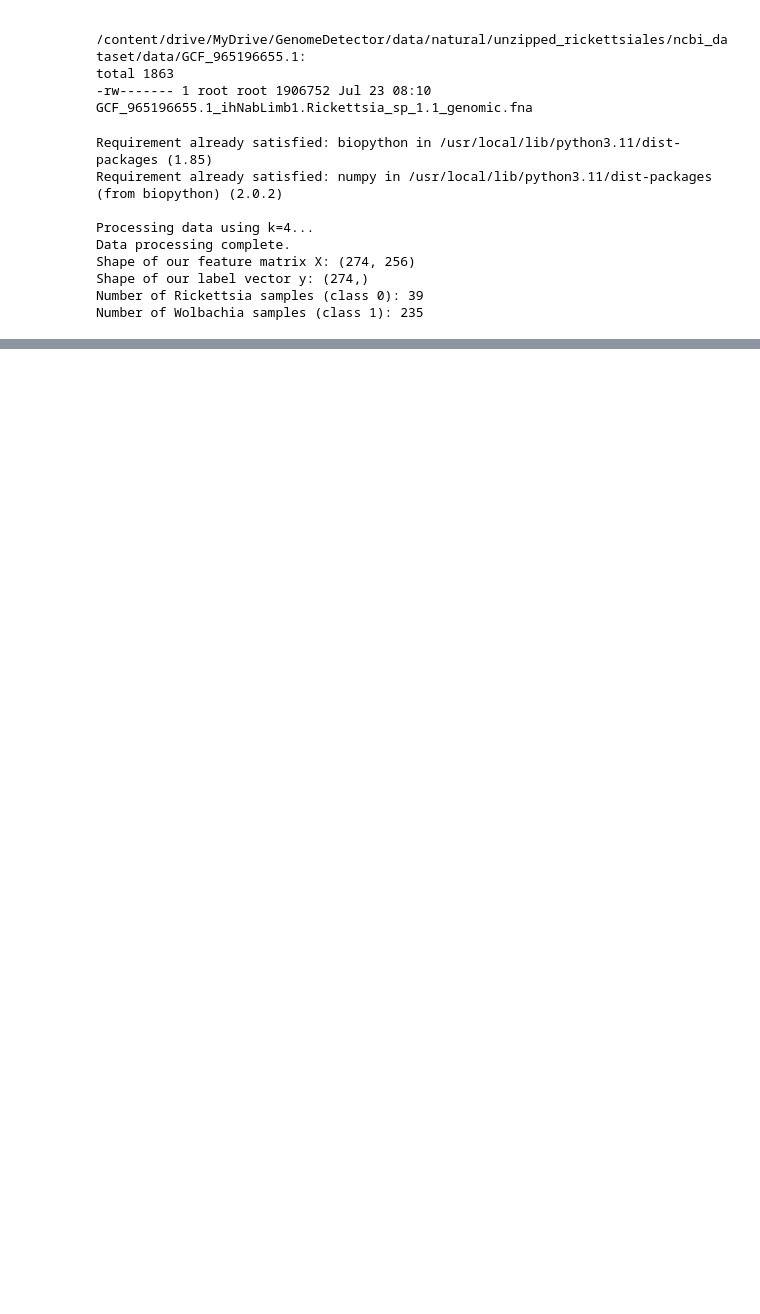
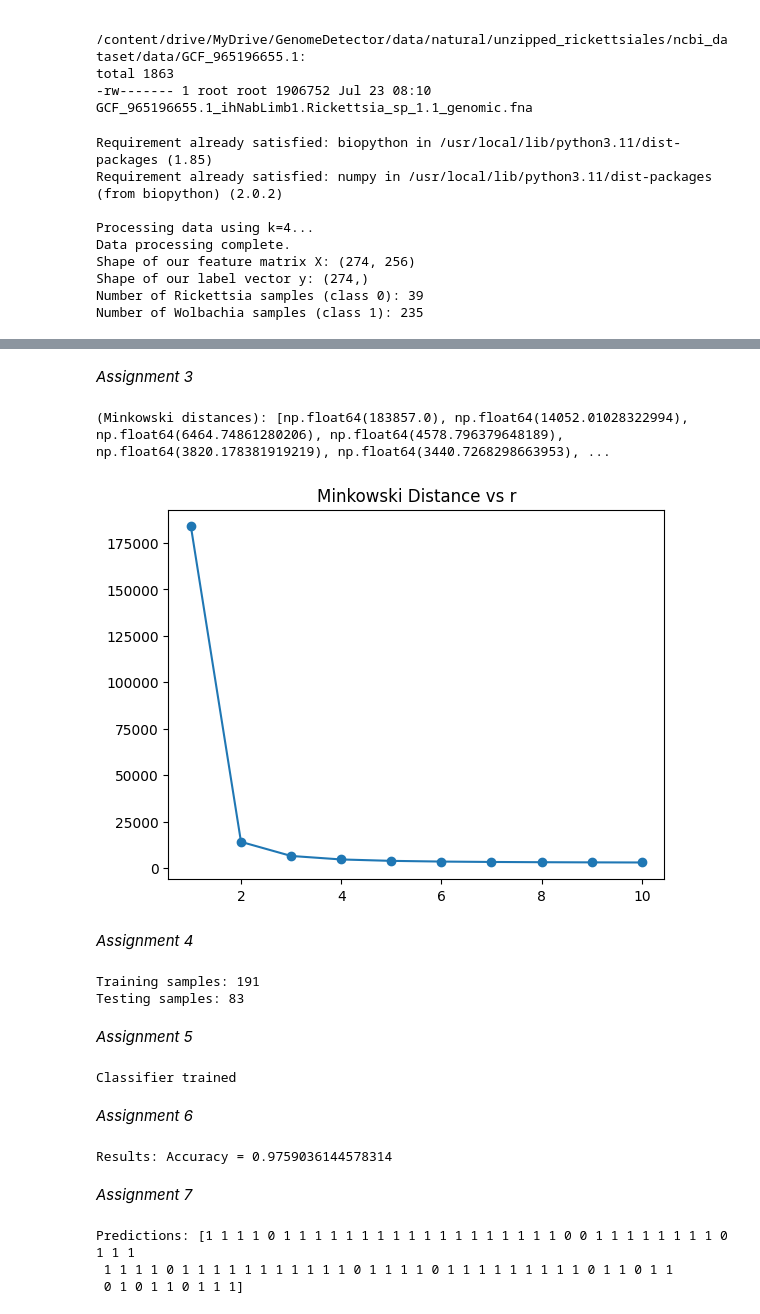
Before and after one commit to vasudhab21/ML-LAB, a Jupyter notebook: ML_Lab_3.ipynb, the cells around one changed output, grey strips where cells are left out. Saved outputs shown, nothing was run; the diff lists cells and outputs as text; code cells hidden in the pictures; blank space fills up the shorter version.

```diff
--- a/ML_Lab_3.ipynb
+++ b/ML_Lab_3.ipynb
@@ -304,19 +239,0 @@ A3
-# %%
-# Selecting two feature vectors
-vec1 = X[0]
-vec2 = X[1]
-
-# Calculate Minkowski distances for r from 1 to 10
-r_values = range(1, 11)
-distances = []
-
-for r in r_values:
-    dist = np.linalg.norm(vec1 - vec2, ord=r)
-    distances.append(dist)
-
-# Plotting the distances
-plt.plot(r_values, distances, marker='o')
-plt.title("Minkowski Distance")
-plt.ylabel("Distance")
-plt.show()
-print("Minkowski Distance:", distances)
@@ -441,0 +381,48 @@ weighted avg       0.98      0.98      0.98        83
+# %% [markdown]
+*Assignment 3*
+# %%
+# A3
+r_values, distances = compute_minkowski_distances(X[0], X[1])
+print("\n(Minkowski distances):", distances)
+plt.plot(r_values, distances, marker='o')
+plt.title("Minkowski Distance vs r")
+plt.show()
+# %% [output]
+(Minkowski distances): [np.float64(183857.0), np.float64(14052.01028322994), np.float64(6464.74861280206), np.float64(4578.796379648189), np.float64(3820.178381919219), np.float64(3440.7268298663953), ...
+[figure, added]
+# %% [markdown]
+*Assignment 4*
+# %%
+# A4
+X_train, X_test, y_train, y_test = split_data(X, y)
+print("Training samples:", X_train.shape[0])
+print("Testing samples:", X_test.shape[0])
+# %% [output]
+Training samples: 191
+Testing samples: 83
+# %% [markdown]
+*Assignment 5*
+# %%
+# A5
+knn = train_knn(X_train, y_train, k=3)
+print("Classifier trained")
+# %% [output]
+Classifier trained
+# %% [markdown]
+*Assignment 6*
+# %%
+# A6
+acc = evaluate_accuracy(knn, X_test, y_test)
+print("Results: Accuracy =", acc)
+# %% [output]
+Results: Accuracy = 0.9759036144578314
+# %% [markdown]
+*Assignment 7*
+# %%
+# A7
+y_pred = make_predictions(knn, X_test)
+print("Predictions:", y_pred)
+# %% [output]
+Predictions: [1 1 1 1 0 1 1 1 1 1 1 1 1 1 1 1 1 1 1 1 1 1 1 0 0 1 1 1 1 1 1 1 1 0 1 1 1
+ 1 1 1 1 0 1 1 1 1 1 1 1 1 1 1 1 0 1 1 1 1 0 1 1 1 1 1 1 1 1 1 0 1 1 0 1 1
+ 0 1 0 1 1 0 1 1 1]
```
Also changed, not shown: parts of 29 cells of this notebook.
